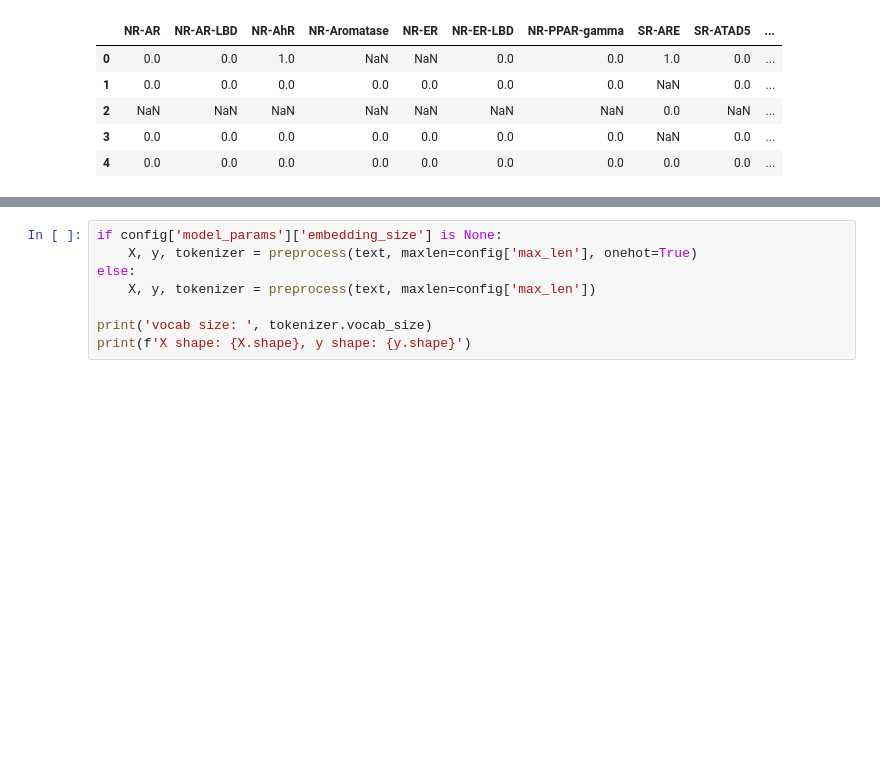
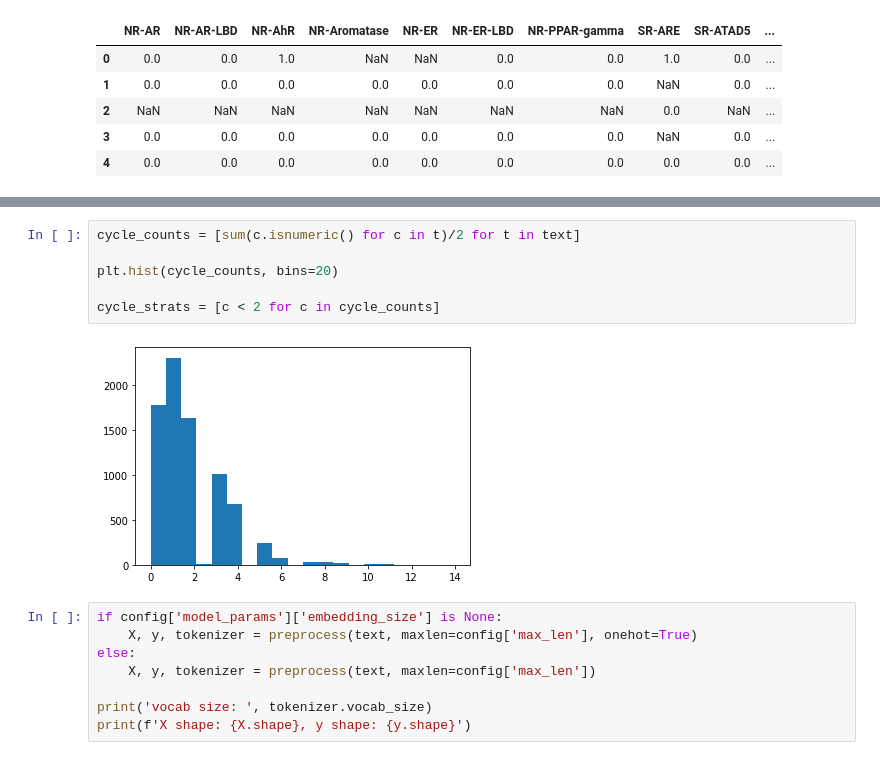
Before and after one commit to fine-structure/fine-structure, a Jupyter notebook: notebooks/language_models/RNN_new.ipynb, the cells around one changed output, grey strips where cells are left out. Cells and saved outputs as stored; diff of their text form; blank space fills up the shorter version.

Commit message:
moved cycle stats to new RNN notebook

```diff
--- a/notebooks/language_models/RNN_new.ipynb
+++ b/notebooks/language_models/RNN_new.ipynb
@@ -48,3 +75,11 @@ text = df.smiles.tolist()
+# %%
+cycle_counts = [sum(c.isnumeric() for c in t)/2 for t in text]
+
+plt.hist(cycle_counts, bins=20)
+
+cycle_strats = [c < 2 for c in cycle_counts]
+# %% [output]
+[figure, added]
 # %%
 if config['model_params']['embedding_size'] is None:
     X, y, tokenizer = preprocess(text, maxlen=config['max_len'], onehot=True)
```
Also changed, not shown: parts of 10 cells of this notebook, 1 other file.
